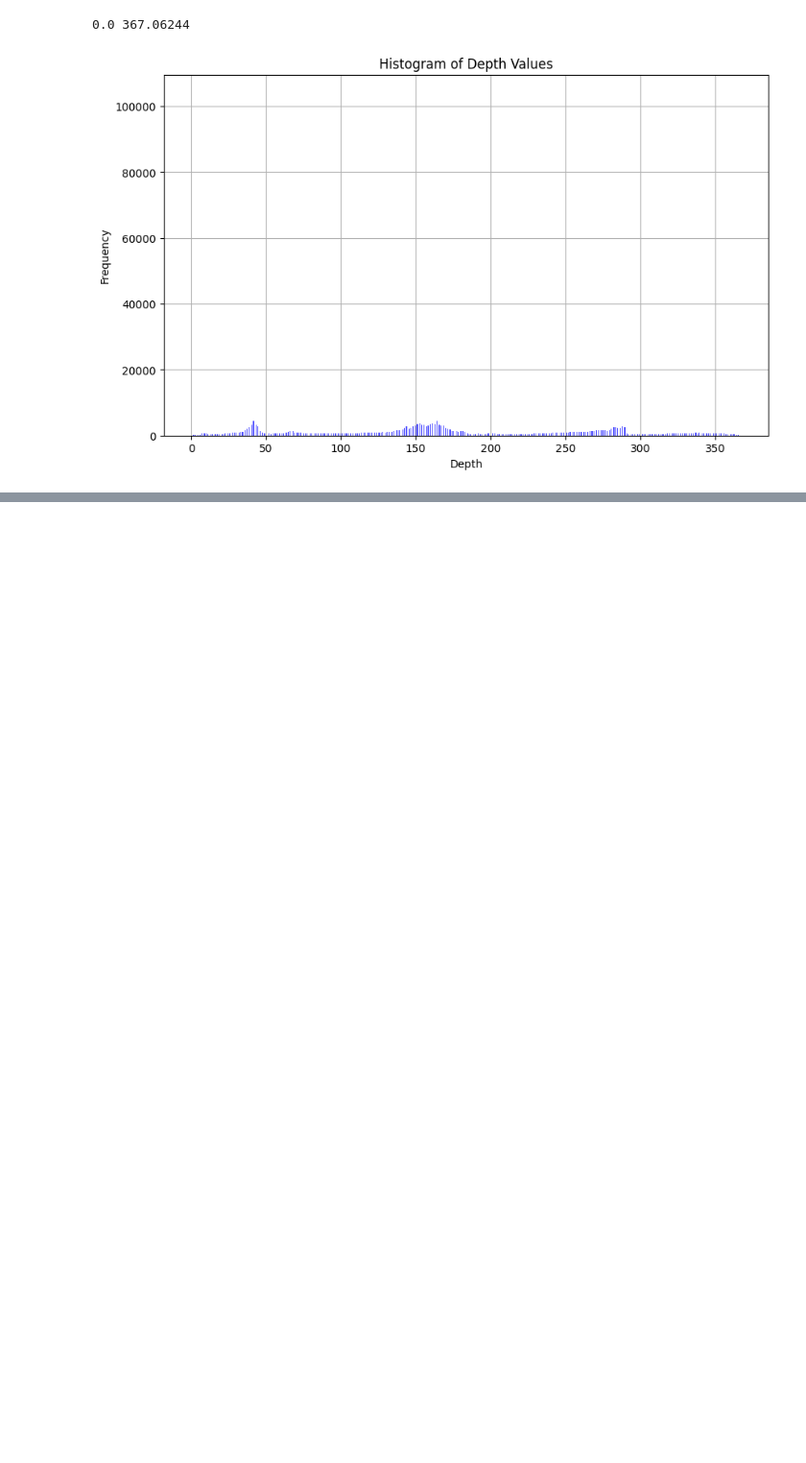
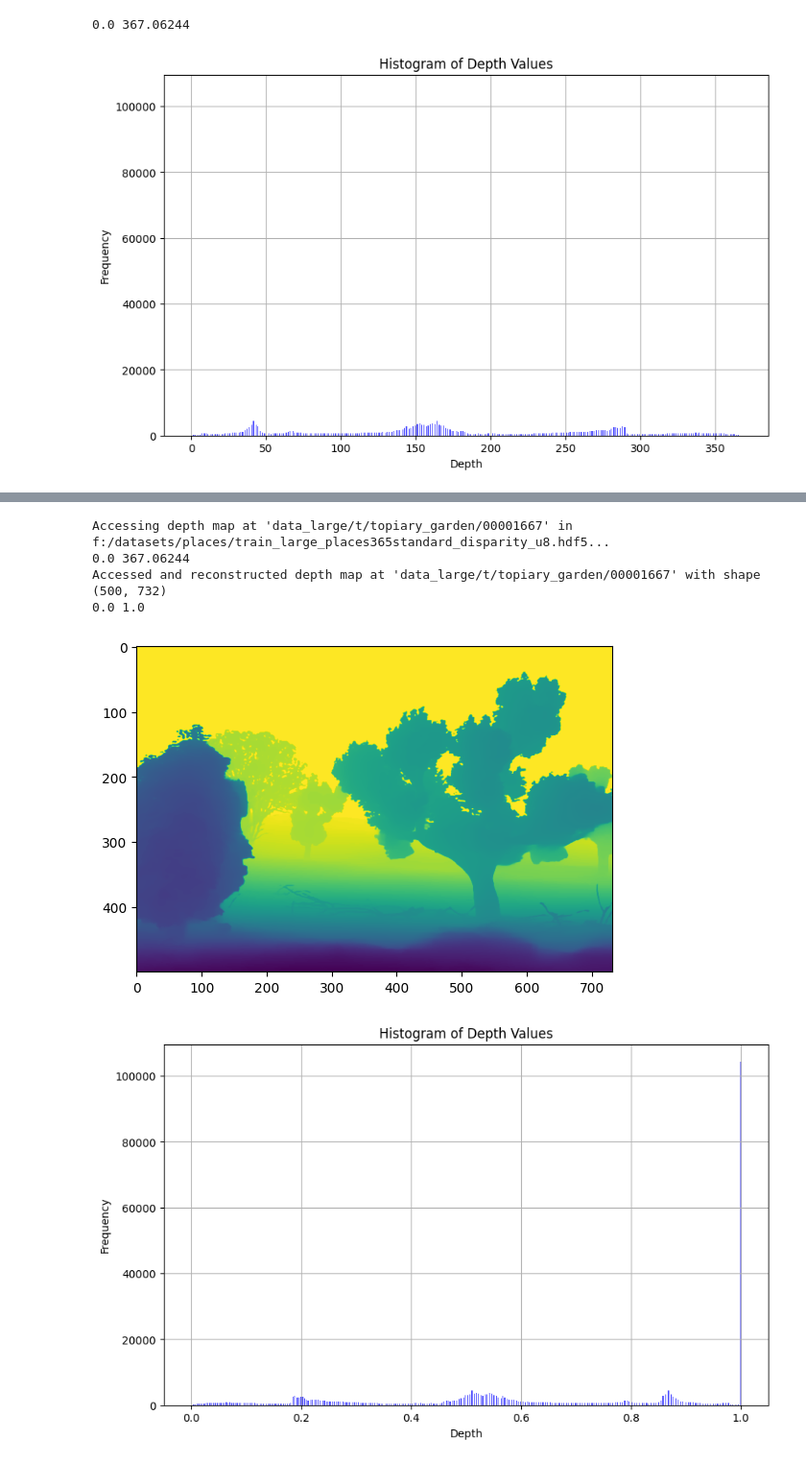
Before and after one commit to BabackE/lama_stereoinpainting, a Jupyter notebook: cse493g/access_depth.ipynb, the cells around one changed output, grey strips where cells are left out. Shown at 96% size. Drawn from its saved outputs; the diff is of its cells as text; code cells hidden in the pictures; blank space fills up the shorter version.

```diff
--- a/cse493g/access_depth.ipynb
+++ b/cse493g/access_depth.ipynb
@@ -38,0 +40,31 @@ Accessed and reconstructed depth map at '25999' with shape (256, 256)
+# %%
+hdf5_file_path = "f:/datasets/places/train_large_places365standard_disparity_u8.hdf5"
+depth_map_path = "data_large/t/topiary_garden/00001667"
+depth_map = access_depth_map(hdf5_file_path, depth_map_path)
+
+def normalize_depth(disparity_map):
+    disparityf = disparity_map.astype(np.float32)
+    disparity_not_zero = disparityf > 0.0
+    disparity_zero = disparityf == 0.0
+    true_depth = np.zeros(disparityf.shape)
+    A = 1.0
+    B = 0.0005
+    max_depth = 1.0
+    true_depth[disparity_not_zero] = 1/(A+B*disparityf[disparity_not_zero])
+    true_depth[disparity_zero] = max_depth
+
+    min_depth,max_depth = true_depth.min(), true_depth.max()
+    true_depth_normalized = (true_depth - min_depth) / (max_depth - min_depth)
+    return true_depth_normalized
+
+
+normalized_depth_map = normalize_depth(depth_map)
+plt.imshow(normalized_depth_map)
+hist_plot(normalized_depth_map)
+# %% [output]
+Accessing depth map at 'data_large/t/topiary_garden/00001667' in f:/datasets/places/train_large_places365standard_disparity_u8.hdf5...
+0.0 367.06244
+Accessed and reconstructed depth map at 'data_large/t/topiary_garden/00001667' with shape (500, 732)
+0.0 1.0
+[figure, added]
+[figure, added]
```
Also changed, not shown: parts of 1 cell of this notebook, 1 other file.
